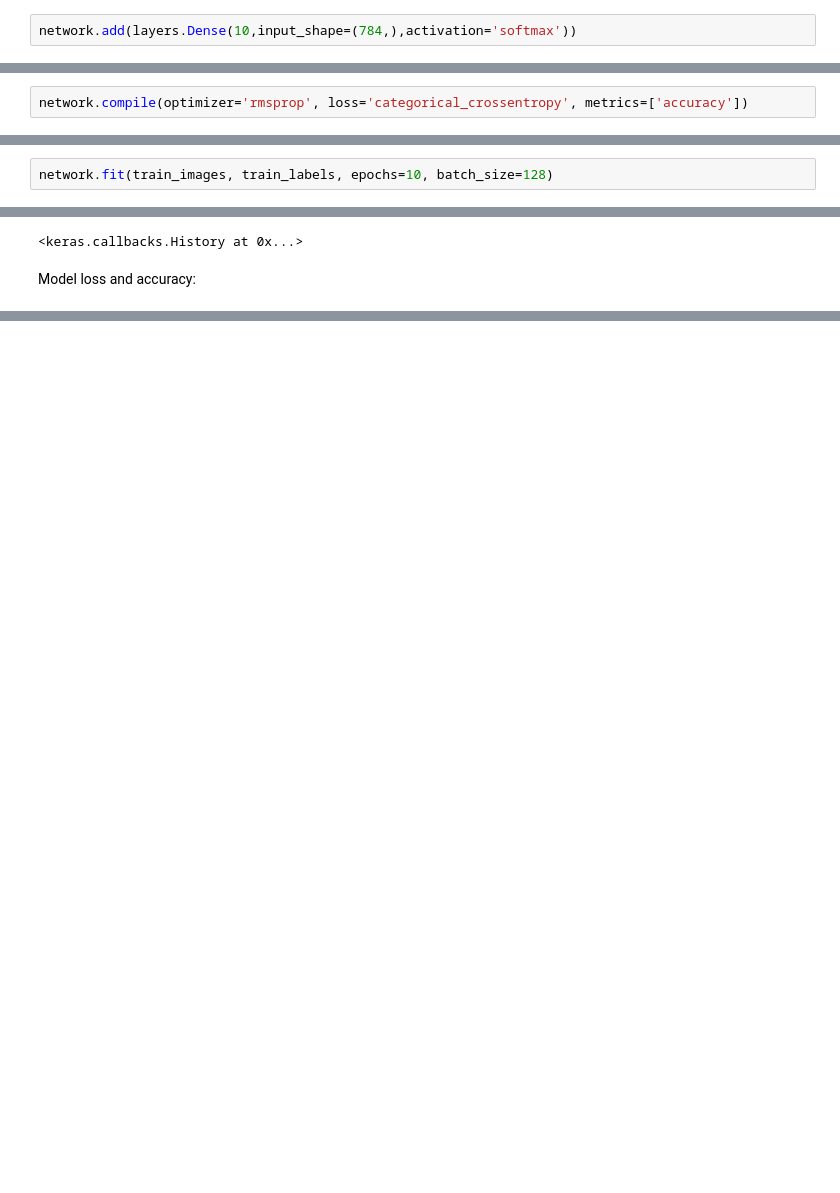
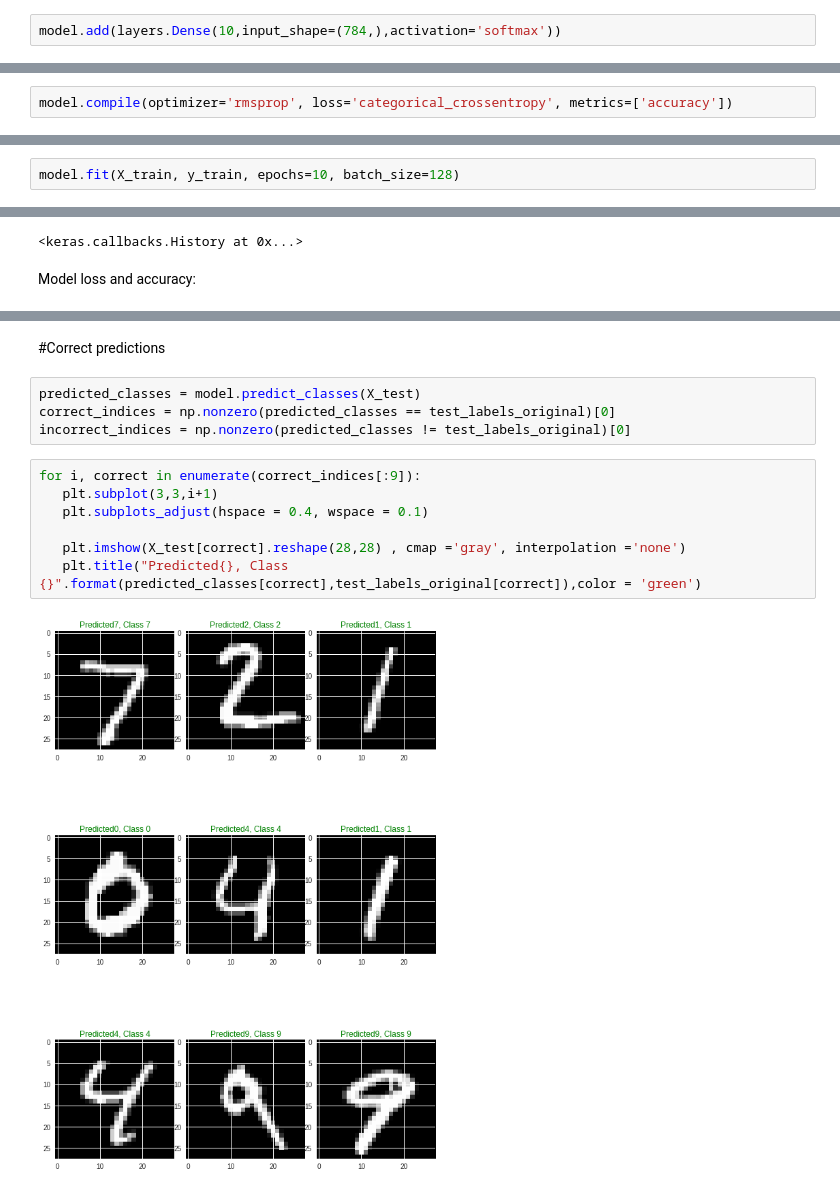
Before and after one commit to ashfarhangi/Computer-Vision-Classification, a Jupyter notebook: HW1_Problem4.ipynb, the cells around one changed output, grey strips where cells are left out. Cells and saved outputs as stored; diff of their text form; blank space fills up the shorter version.

```diff
--- a/HW1_Problem4.ipynb
+++ b/HW1_Problem4.ipynb
@@ -47,2 +50,2 @@ network = models.Sequential()
 # %%
-network.add(layers.Dense(10,input_shape=(784,),activation='softmax'))
+model.add(layers.Dense(10,input_shape=(784,),activation='softmax'))
@@ -49,3 +56,3 @@ network.add(layers.Dense(10,input_shape=(784,),activation='softmax'))
 # %%
-network.compile(optimizer='rmsprop', loss='categorical_crossentropy', metrics=['accuracy'])
+model.compile(optimizer='rmsprop', loss='categorical_crossentropy', metrics=['accuracy'])
 # %%
@@ -61,5 +68,5 @@ Trainable params: 7,850
 Non-trainable params: 0
 _________________________________________________________________
 # %%
-network.fit(train_images, train_labels, epochs=10, batch_size=128)
+model.fit(X_train, y_train, epochs=10, batch_size=128)
 # %% [output]
@@ -101,0 +120,15 @@ plt.show()
+# %% [markdown]
+#Correct predictions
+# %%
+predicted_classes = model.predict_classes(X_test)
+correct_indices = np.nonzero(predicted_classes == test_labels_original)[0]
+incorrect_indices = np.nonzero(predicted_classes != test_labels_original)[0]
+# %%
+for i, correct in enumerate(correct_indices[:9]):
+   plt.subplot(3,3,i+1)
+   plt.subplots_adjust(hspace = 0.4, wspace = 0.1)
+
+   plt.imshow(X_test[correct].reshape(28,28) , cmap ='gray', interpolation ='none')
+   plt.title("Predicted{}, Class {}".format(predicted_classes[correct],test_labels_original[correct]),color = 'green')
+# %% [output]
+[figure, added]
```
Also changed, not shown: parts of 20 cells of this notebook.
